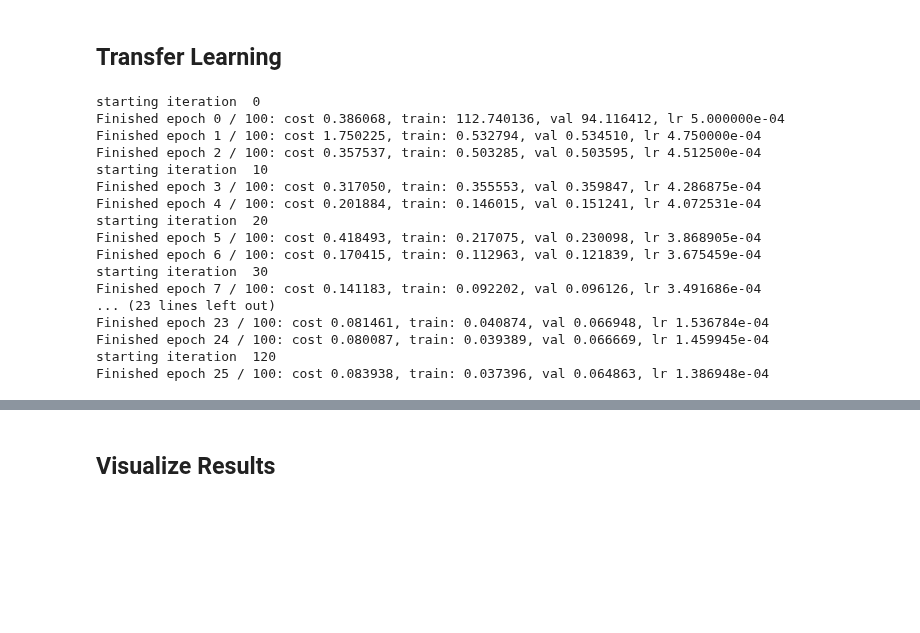
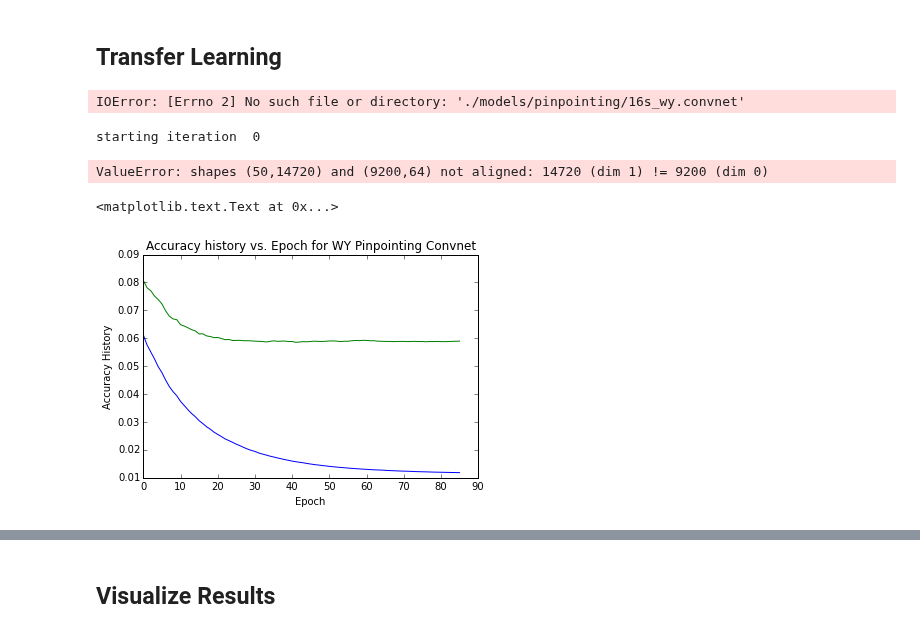
Before and after one commit to jayhack/ConvCube, a Jupyter notebook: PinPointing.ipynb, the cells around one changed output, grey strips where cells are left out. Cells and saved outputs as stored; diff of their text form; code cells hidden in the pictures; blank space fills up the shorter version.

```diff
--- a/PinPointing.ipynb
+++ b/PinPointing.ipynb
@@ -56,9 +58,12 @@ pretrained_model = pickle.load(open(model_path))
 # %%
 #=====[ LOAD MODEL ]=====
 #*****
+model_path = os.path.join(models_path, 'pinpointing/16s_wy.convnet')
 convnet = EuclideanConvNet()
-convnet.load('models/localization/10s.loc_convnet')
+convnet.load(model_path)
 #*****
+# %% [output]
+IOError: [Errno 2] No such file or directory: './models/pinpointing/16s_wy.convnet'
 # %%
 #=====[ TRAIN MODEL: WY ]=====
 #*****
@@ -69,31 +74,25 @@ y_train_wy, y_val_wy = y_train[ix_train, :2], y_val[ix_val, :2]
 
 convnet_wy = EuclideanConvNet(pretrained_model=pretrained_model, size_out=2)
 out = convnet_wy.train(X_train_wy, y_train_wy, X_val_wy, y_val_wy,
-                    batch_size=100,
-                    num_epochs=100,
+                    batch_size=50,
+                    num_epochs=50,
                     learning_rate=0.0005,
                     learning_rate_decay=0.95)
-model, loss_hist, train_acc_hist, val_acc_hist = out
-convnet_wy.save('models/pinpointing/10s_wy.convnet')
+model, loss_hist_wy, train_acc_hist_wy, val_acc_hist_wy = out
+convnet_wy.save('models/pinpointing/16s_wy.convnet')
 #*****
 # %% [output]
 starting iteration  0
-Finished epoch 0 / 100: cost 0.386068, train: 112.740136, val 94.116412, lr 5.000000e-04
-Finished epoch 1 / 100: cost 1.750225, train: 0.532794, val 0.534510, lr 4.750000e-04
-Finished epoch 2 / 100: cost 0.357537, train: 0.503285, val 0.503595, lr 4.512500e-04
-starting iteration  10
-Finished epoch 3 / 100: cost 0.317050, train: 0.355553, val 0.359847, lr 4.286875e-04
-Finished epoch 4 / 100: cost 0.201884, train: 0.146015, val 0.151241, lr 4.072531e-04
-starting iteration  20
-Finished epoch 5 / 100: cost 0.418493, train: 0.217075, val 0.230098, lr 3.868905e-04
-Finished epoch 6 / 100: cost 0.170415, train: 0.112963, val 0.121839, lr 3.675459e-04
-starting iteration  30
-Finished epoch 7 / 100: cost 0.141183, train: 0.092202, val 0.096126, lr 3.491686e-04
-... (23 lines left out)
-Finished epoch 23 / 100: cost 0.081461, train: 0.040874, val 0.066948, lr 1.536784e-04
-Finished epoch 24 / 100: cost 0.080087, train: 0.039389, val 0.066669, lr 1.459945e-04
-starting iteration  120
-Finished epoch 25 / 100: cost 0.083938, train: 0.037396, val 0.064863, lr 1.386948e-04
+ValueError: shapes (50,14720) and (9200,64) not aligned: 14720 (dim 1) != 9200 (dim 0)
+# %%
+plt.plot(train_acc_hist_wy[15:])
+plt.plot(val_acc_hist_wy[15:])
+plt.xlabel('Epoch')
+plt.ylabel('Accuracy History')
+plt.title('Accuracy history vs. Epoch for WY Pinpointing Convnet')
+# %% [output]
+<matplotlib.text.Text at 0x...>
+[figure, added]
 # %%
 #=====[ TRAIN MODEL: BG ]=====
 #*****
```
Also changed, not shown: parts of 10 cells of this notebook, 4 other files.
